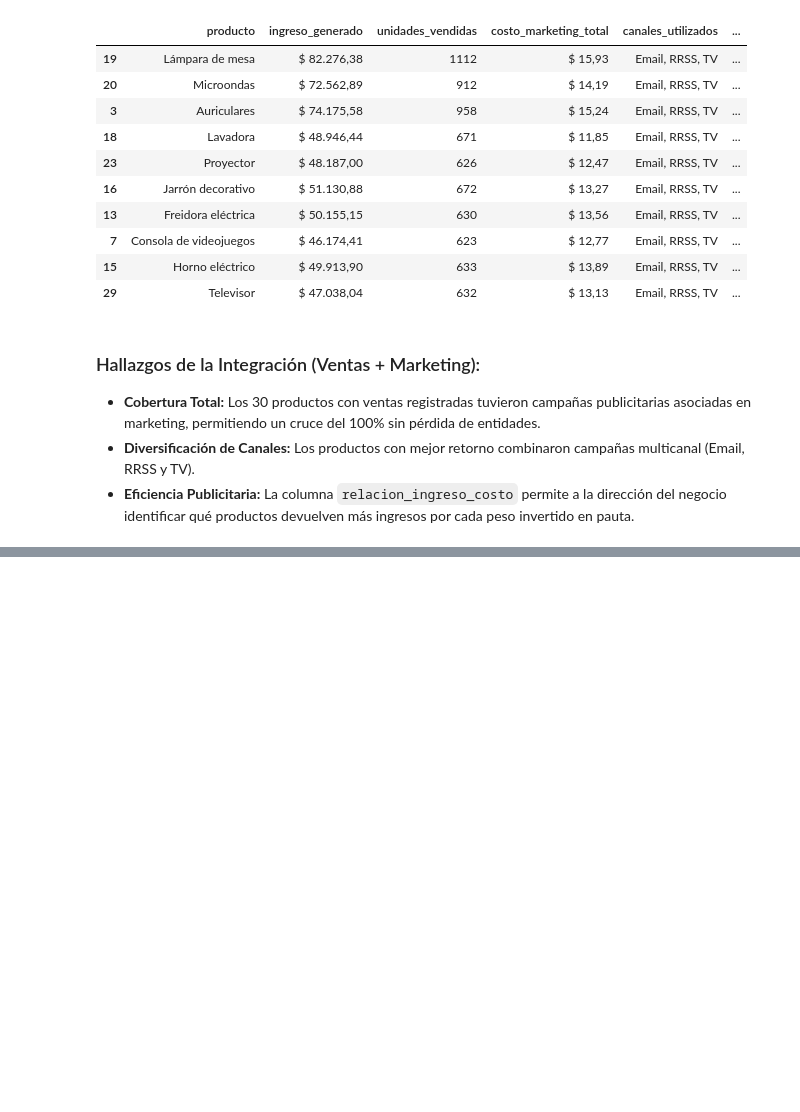
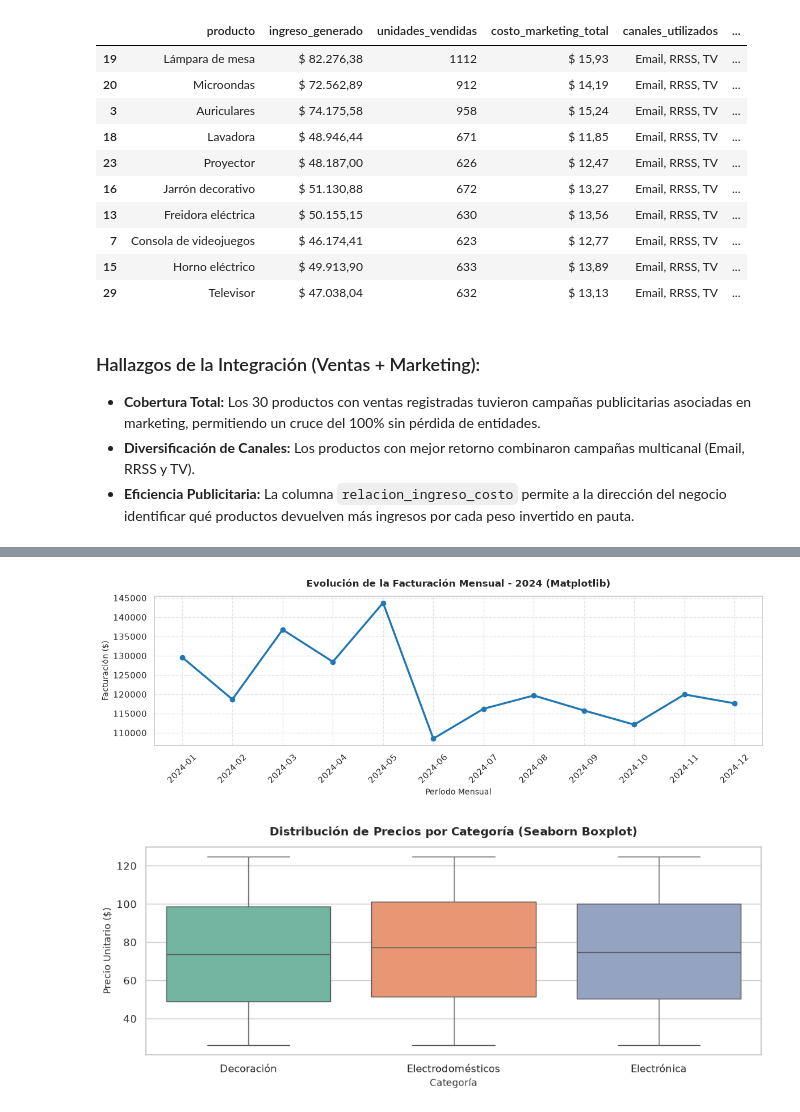
Before and after one commit to francoBa/analisisDatos-TT2026, a Jupyter notebook: entrega_final.ipynb, the cells around one changed output, grey strips where cells are left out. Cells and saved outputs as stored; diff of their text form; code cells hidden in the pictures; blank space fills up the shorter version.

```diff
--- a/entrega_final.ipynb
+++ b/entrega_final.ipynb
@@ -622,12 +622,12 @@ df_ventas_limpio = df_ventas.copy()
 
 filas_iniciales_ventas = len(df_ventas_limpio)
 
-# a) Eliminación de duplicados exactos
-df_ventas_limpio.drop_duplicates(inplace=True)
+# a) Eliminación de duplicados exactos (Sin inplace para evitar el warning de Pandas 3.0+)
+df_ventas_limpio = df_ventas_limpio.drop_duplicates()
 duplicados_removidos = filas_iniciales_ventas - len(df_ventas_limpio)
 
-# b) Tratamiento de nulos (dropna en precio y cantidad)
-df_ventas_limpio.dropna(subset=['precio', 'cantidad'], inplace=True)
+# b) Tratamiento de nulos (Sin inplace para evitar el warning de Pandas 3.0+)
+df_ventas_limpio = df_ventas_limpio.dropna(subset=['precio', 'cantidad'])
 nulos_removidos = (filas_iniciales_ventas - duplicados_removidos) - len(df_ventas_limpio)
 
 # c) Eliminación del caracter no deseado '$' en precio y conversión a float
@@ -911,0 +1055,35 @@ display(vista_integrada.head(10))
+# %%
+# =====================================================================
+# ACTIVIDAD 4.1 & 4.2: MATPLOTLIB Y SEABORN
+# =====================================================================
+import matplotlib.pyplot as plt
+import seaborn as sns
+
+sns.set_theme(style="whitegrid")
+
+# 1. Matplotlib: Tendencia mensual
+df_ventas_limpio['mes_periodo'] = df_ventas_limpio['fecha_venta'].dt.to_period('M')
+ventas_mensuales_matplot = df_ventas_limpio.groupby('mes_periodo')['ingreso_total'].sum().reset_index()
+ventas_mensuales_matplot['mes_str'] = ventas_mensuales_matplot['mes_periodo'].astype(str)
+
+plt.figure(figsize=(12, 4.2))
+plt.plot(ventas_mensuales_matplot['mes_str'], ventas_mensuales_matplot['ingreso_total'], marker='o', color='#1f77b4', linewidth=2.5)
+plt.title('Evolución de la Facturación Mensual - 2024 (Matplotlib)', fontsize=12, fontweight='bold', pad=12)
+plt.xlabel('Período Mensual', fontsize=10)
+plt.ylabel('Facturación ($)', fontsize=10)
+plt.xticks(rotation=45)
+plt.grid(True, linestyle='--', alpha=0.5)
+plt.tight_layout()
+plt.show()
+
+# 2. Seaborn: Boxplot estadístico
+plt.figure(figsize=(10, 4.2))
+sns.boxplot(data=df_ventas_limpio, x='categoria', y='precio', palette='Set2', hue='categoria', legend=False)
+plt.title('Distribución de Precios por Categoría (Seaborn Boxplot)', fontsize=12, fontweight='bold', pad=12)
+plt.xlabel('Categoría', fontsize=10)
+plt.ylabel('Precio Unitario ($)', fontsize=10)
+plt.tight_layout()
+plt.show()
+# %% [output]
+[figure, added]
+[figure, added]
```
Also changed, not shown: parts of 16 cells of this notebook, 5 other files.
